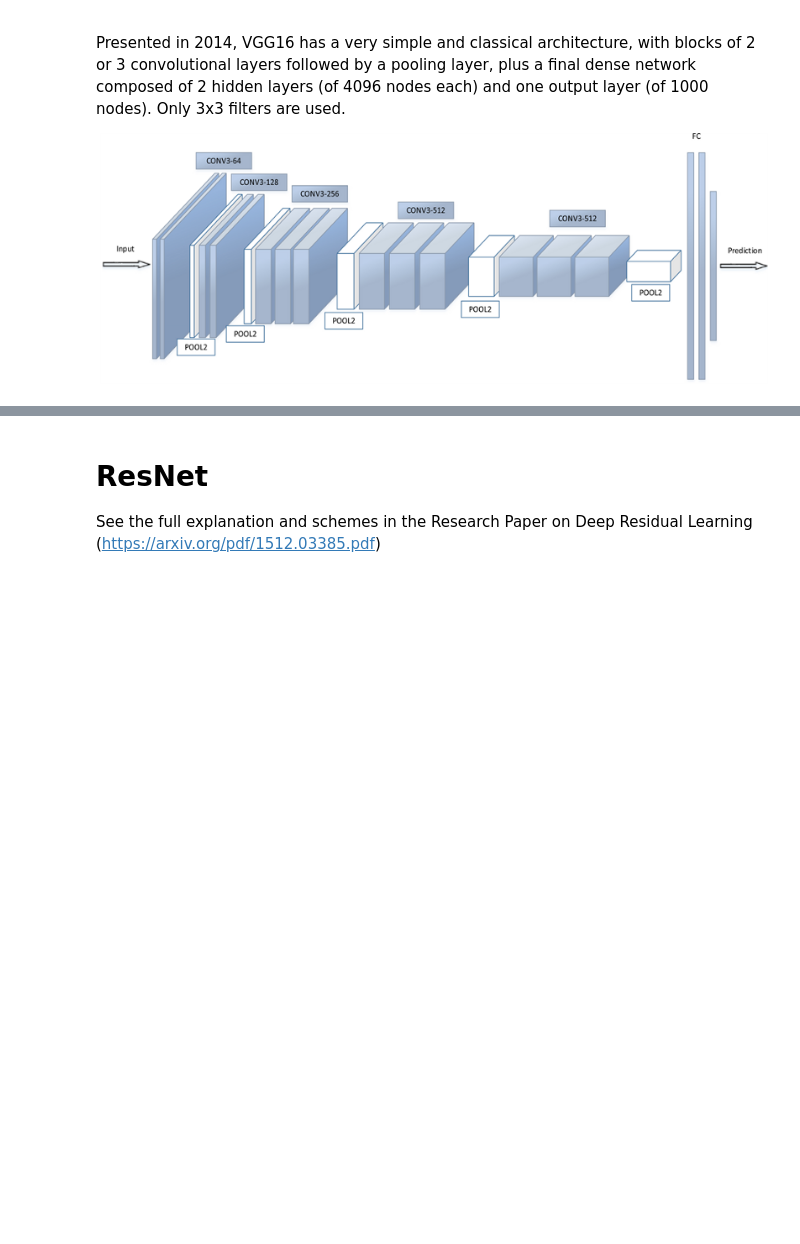
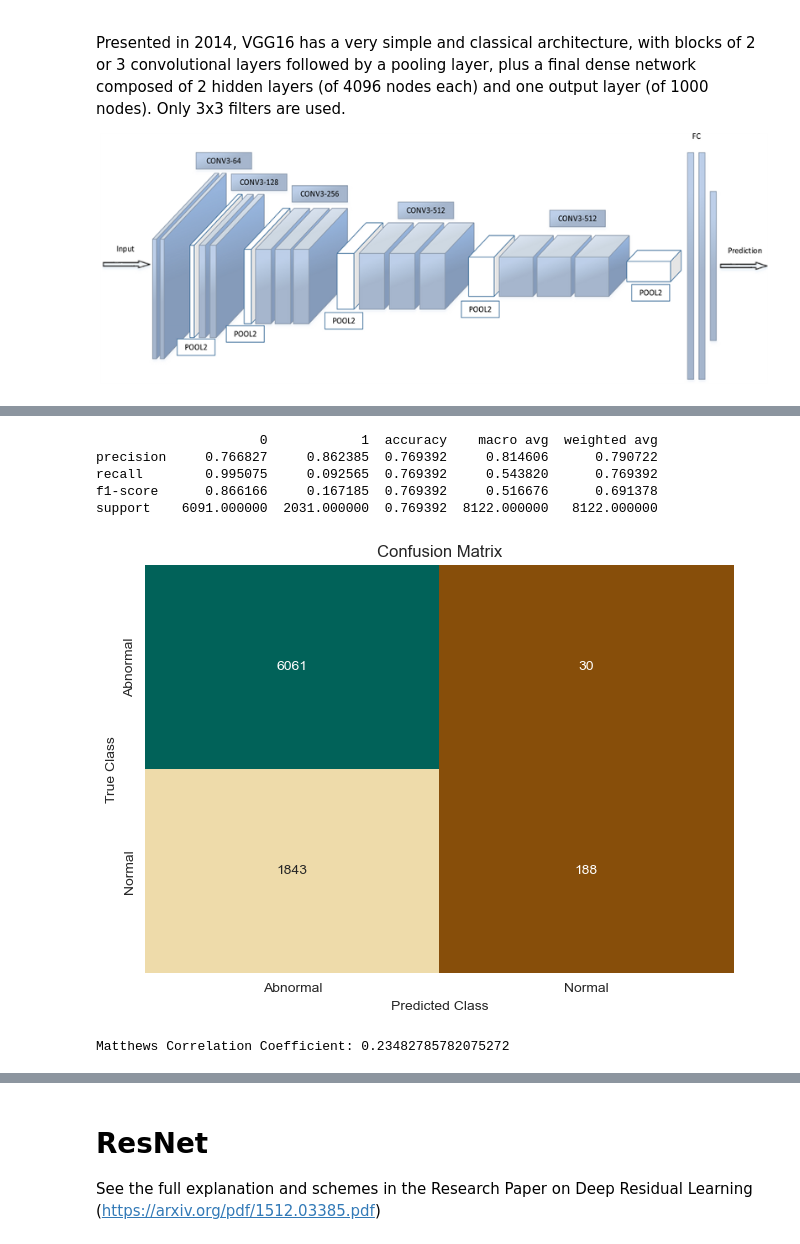
Before and after one commit to kfurtado2171/ML-Leukemia-Detection, a Jupyter notebook: leukemia-detection-model-comparison.ipynb, the cells around one changed output, grey strips where cells are left out. Cells and saved outputs as stored; diff of their text form; code cells hidden in the pictures; blank space fills up the shorter version.

```diff
--- a/leukemia-detection-model-comparison.ipynb
+++ b/leukemia-detection-model-comparison.ipynb
@@ -636,2 +751,2 @@ print(f"Train Accuracy: {evaluation[1] * 100:.2f}%")
 # %%
-predicted_vals = vgg16_model.predict(test, steps=len(test))
+predictions_vgg16 = model_vgg16.predict(test, steps=len(test))
@@ -638,14 +755,28 @@ predicted_vals = vgg16_model.predict(test, steps=len(test))
+# %%
+print(pd.DataFrame(classification_report(test.classes, predictions_vgg16 > 0.5, output_dict=True)))
+# %% [output]
+                     0            1  accuracy    macro avg  weighted avg
+precision     0.766827     0.862385  0.769392     0.814606      0.790722
+recall        0.995075     0.092565  0.769392     0.543820      0.769392
+f1-score      0.866166     0.167185  0.769392     0.516676      0.691378
+support    6091.000000  2031.000000  0.769392  8122.000000   8122.000000
 # %%
-print(pd.DataFrame(classification_report(test.classes, predicted_vals > 0.5, output_dict=True)))
-
-matrix = confusion_matrix(test.classes, predicted_vals > 0.5)
+matrix = confusion_matrix(test.classes, predictions_vgg16 > 0.5)
 df_confusion = pd.DataFrame(matrix, index=['Abnormal','Normal'],columns=['Abnormal','Normal'])
 
 # create and display confusion matrix heatmap
 colormap = sns.color_palette("BrBG", 10)
 sns.heatmap(df_confusion, annot=True, fmt='d', cbar=None, cmap=colormap)
 plt.title("Confusion Matrix")
 plt.tight_layout()
 plt.ylabel("True Class")
 plt.xlabel("Predicted Class")
 plt.show()
+# %% [output]
+[figure, added]
+# %%
+# Calculate Matthews correlation coefficient
+mcc = matthews_corrcoef(test.classes, predictions_vgg16 > 0.5)
+print(f"Matthews Correlation Coefficient: {mcc}")
+# %% [output]
+Matthews Correlation Coefficient: 0.23482785782075272
```
Also changed, not shown: parts of 47 cells of this notebook, 3 other files.
